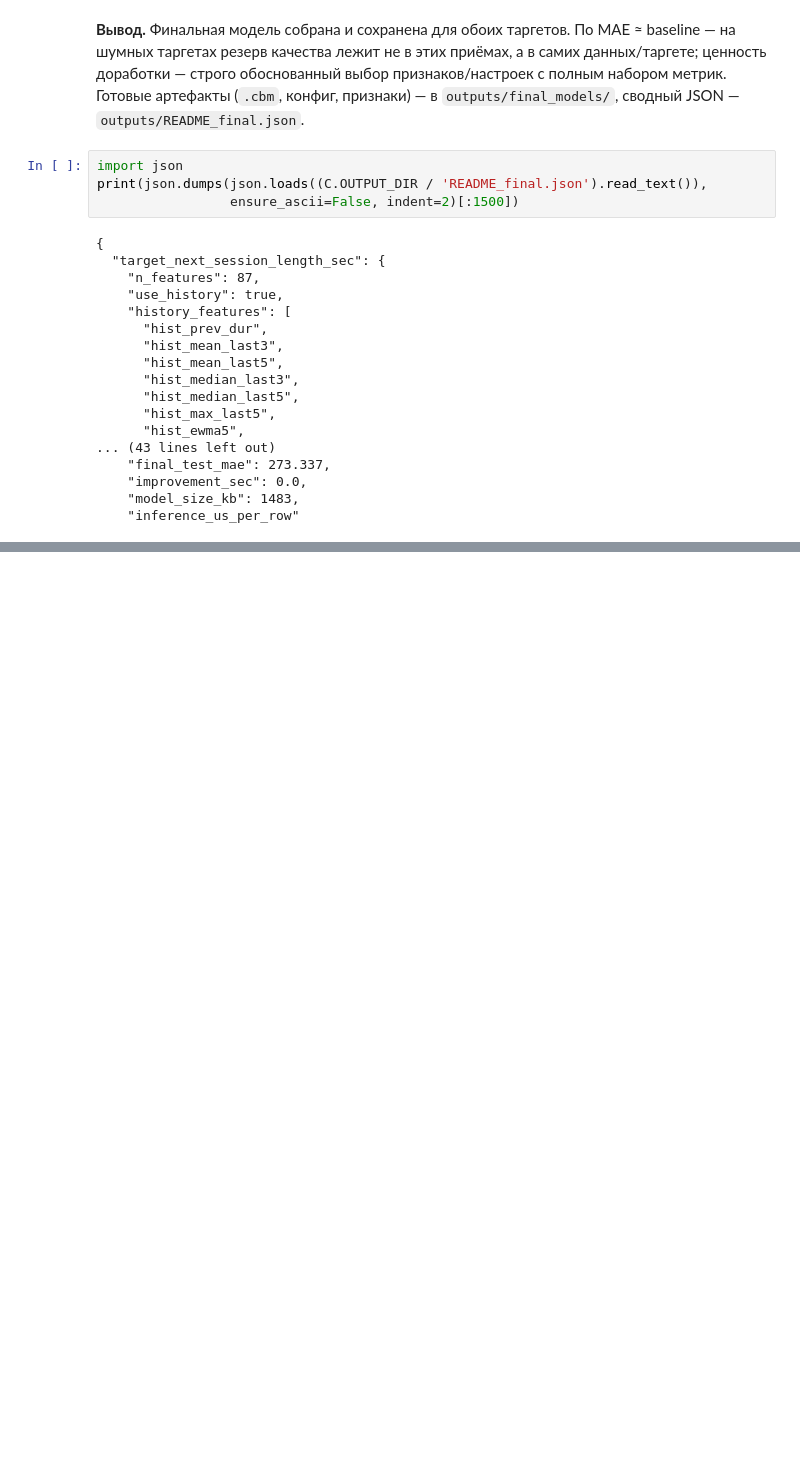
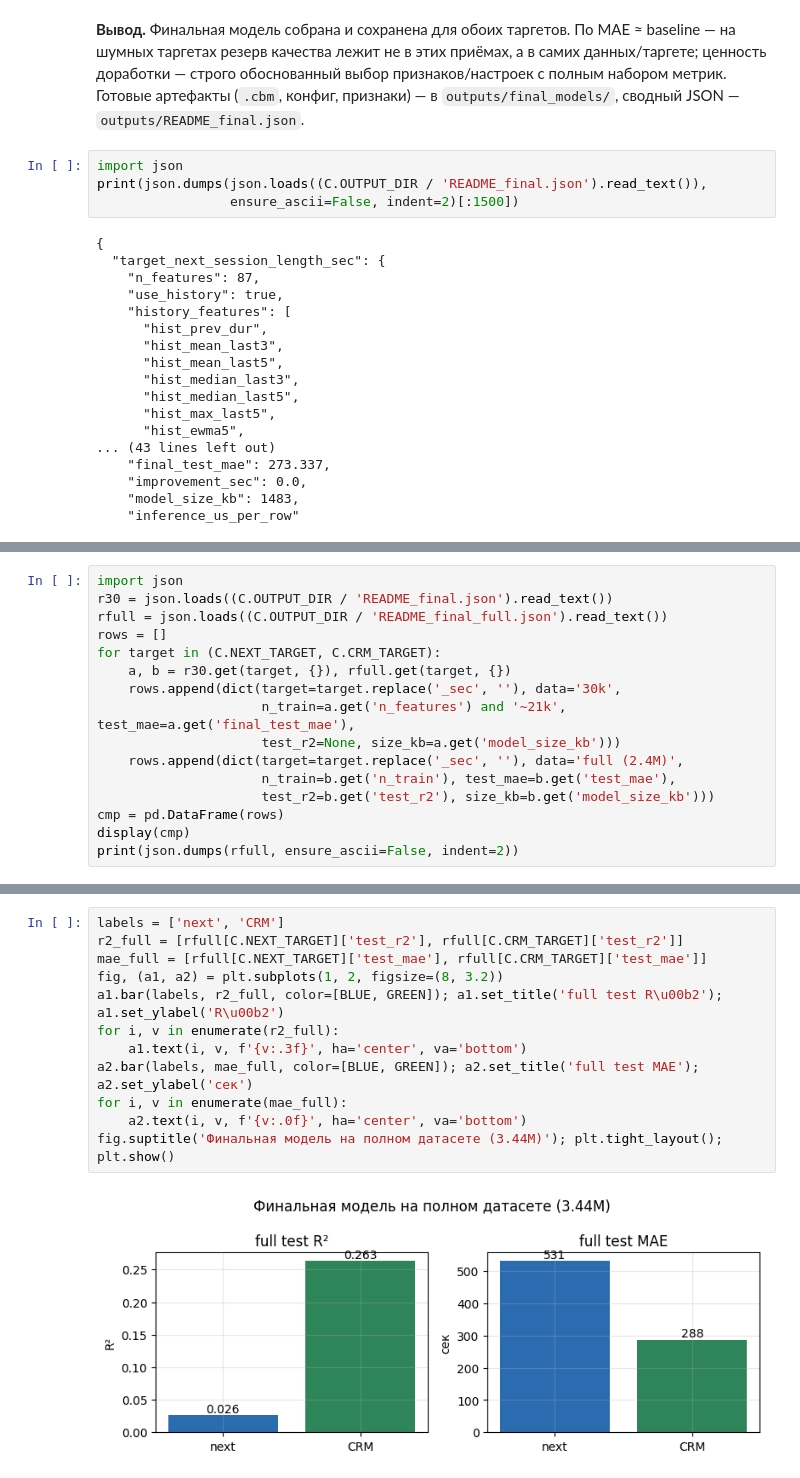
Before and after one commit to Gazizovvyacheslav/ml_in_gamedev_project, a Jupyter notebook: participants/participant_2/7_final_model.ipynb, the cells around one changed output, grey strips where cells are left out. Cells and saved outputs as stored; diff of their text form; blank space fills up the shorter version.

```diff
--- a/participants/participant_2/7_final_model.ipynb
+++ b/participants/participant_2/7_final_model.ipynb
@@ -140,0 +145,16 @@ print(json.dumps(json.loads((C.OUTPUT_DIR / 'README_final.json').read_text()),
+# %%
+import json
+r30 = json.loads((C.OUTPUT_DIR / 'README_final.json').read_text())
+rfull = json.loads((C.OUTPUT_DIR / 'README_final_full.json').read_text())
+rows = []
+for target in (C.NEXT_TARGET, C.CRM_TARGET):
+    a, b = r30.get(target, {}), rfull.get(target, {})
+    rows.append(dict(target=target.replace('_sec', ''), data='30k',
+                     n_train=a.get('n_features') and '~21k', test_mae=a.get('final_test_mae'),
+                     test_r2=None, size_kb=a.get('model_size_kb')))
+    rows.append(dict(target=target.replace('_sec', ''), data='full (2.4M)',
+                     n_train=b.get('n_train'), test_mae=b.get('test_mae'),
+                     test_r2=b.get('test_r2'), size_kb=b.get('model_size_kb')))
+cmp = pd.DataFrame(rows)
+display(cmp)
+print(json.dumps(rfull, ensure_ascii=False, indent=2))
@@ -140,0 +184,14 @@ print(json.dumps(json.loads((C.OUTPUT_DIR / 'README_final.json').read_text()),
+# %%
+labels = ['next', 'CRM']
+r2_full = [rfull[C.NEXT_TARGET]['test_r2'], rfull[C.CRM_TARGET]['test_r2']]
+mae_full = [rfull[C.NEXT_TARGET]['test_mae'], rfull[C.CRM_TARGET]['test_mae']]
+fig, (a1, a2) = plt.subplots(1, 2, figsize=(8, 3.2))
+a1.bar(labels, r2_full, color=[BLUE, GREEN]); a1.set_title('full test R\u00b2'); a1.set_ylabel('R\u00b2')
+for i, v in enumerate(r2_full):
+    a1.text(i, v, f'{v:.3f}', ha='center', va='bottom')
+a2.bar(labels, mae_full, color=[BLUE, GREEN]); a2.set_title('full test MAE'); a2.set_ylabel('сек')
+for i, v in enumerate(mae_full):
+    a2.text(i, v, f'{v:.0f}', ha='center', va='bottom')
+fig.suptitle('Финальная модель на полном датасете (3.44M)'); plt.tight_layout(); plt.show()
+# %% [output]
+[figure, added]
```
Also changed, not shown: parts of 3 cells of this notebook, 4 other files.
